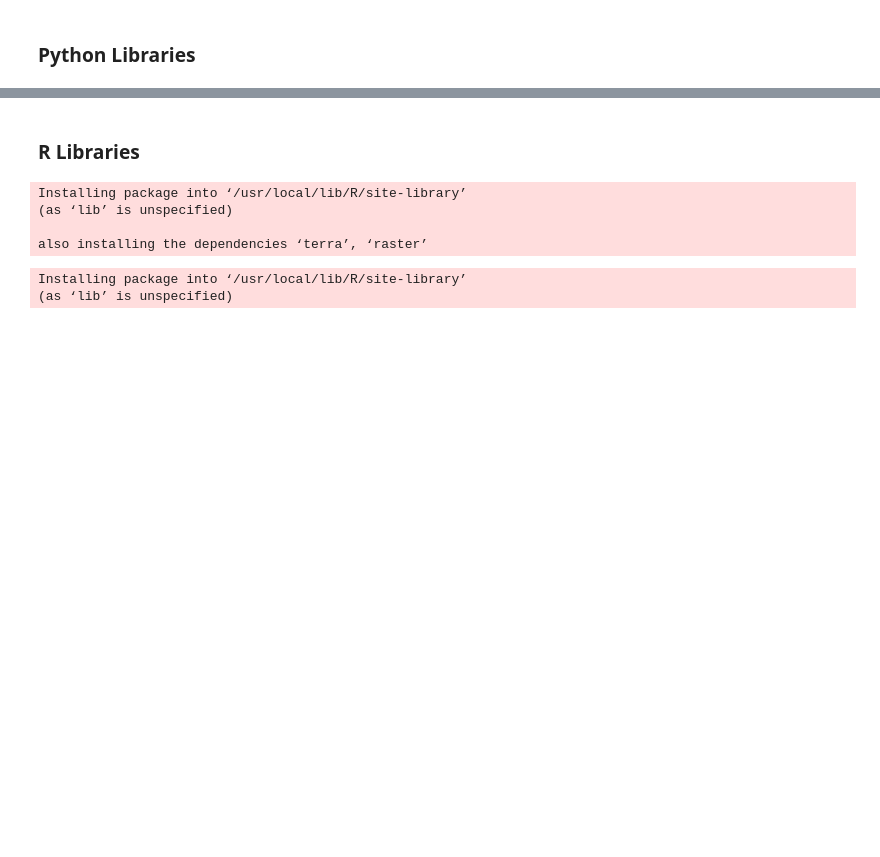
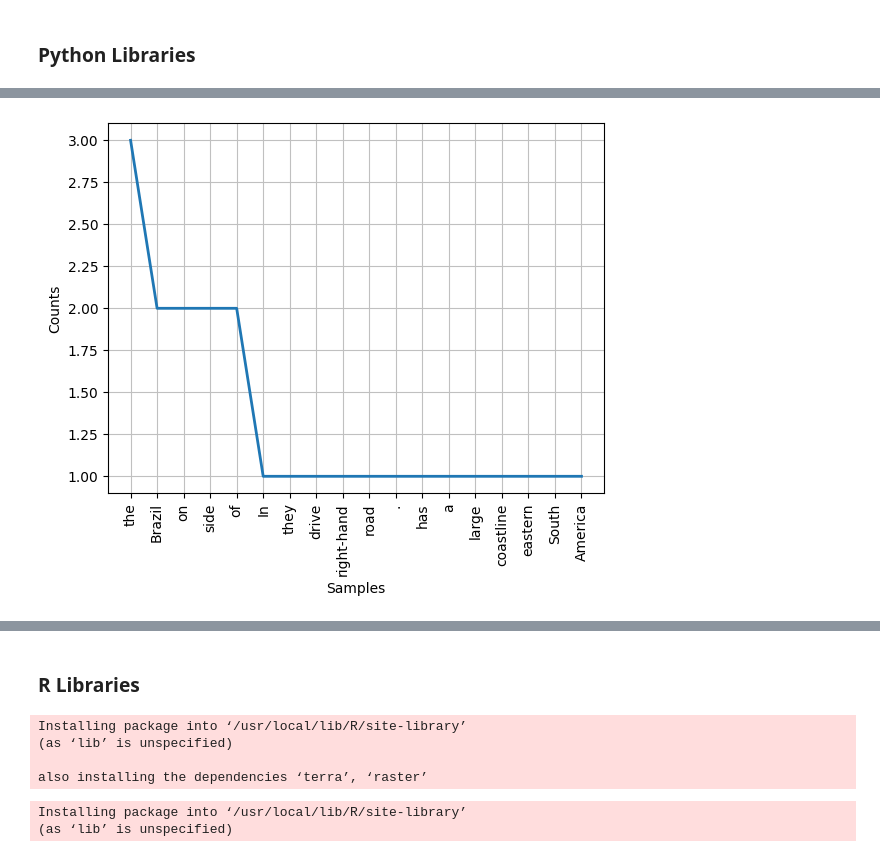
Before and after one commit to SpecularAura/DAV-SEM5, a Jupyter notebook: Experiment7.ipynb, the cells around one changed output, grey strips where cells are left out. Saved outputs shown, nothing was run; the diff lists cells and outputs as text; code cells hidden in the pictures; blank space fills up the shorter version.

```diff
--- a/Experiment7.ipynb
+++ b/Experiment7.ipynb
@@ -65,0 +81,14 @@ dataplot = sb.heatmap(data.corr(), cmap="YlGnBu", annot=True)
+# %%
+# Importing necessary library
+import pandas as pd
+import numpy as np
+import nltk
+import os
+import nltk.corpus# sample text for performing tokenization
+text = "In Brazil they drive on the right-hand side of the road. Brazil has a large coastline on the eastern side of South America"
+# importing word_tokenize from nltk
+from nltk.tokenize import word_tokenize
+nltk.download('punkt')
+# Passing the string text into word tokenize for breaking the sentences
+token = word_tokenize(text)
+token
@@ -65,0 +115,8 @@ dataplot = sb.heatmap(data.corr(), cmap="YlGnBu", annot=True)
+# %%
+from nltk.probability import FreqDist
+import matplotlib.pyplot as plt
+fdist = FreqDist(token)
+fdist.plot()
+plt.show()
+# %% [output]
+[figure, added]
```
Also changed, not shown: parts of 9 cells of this notebook.
